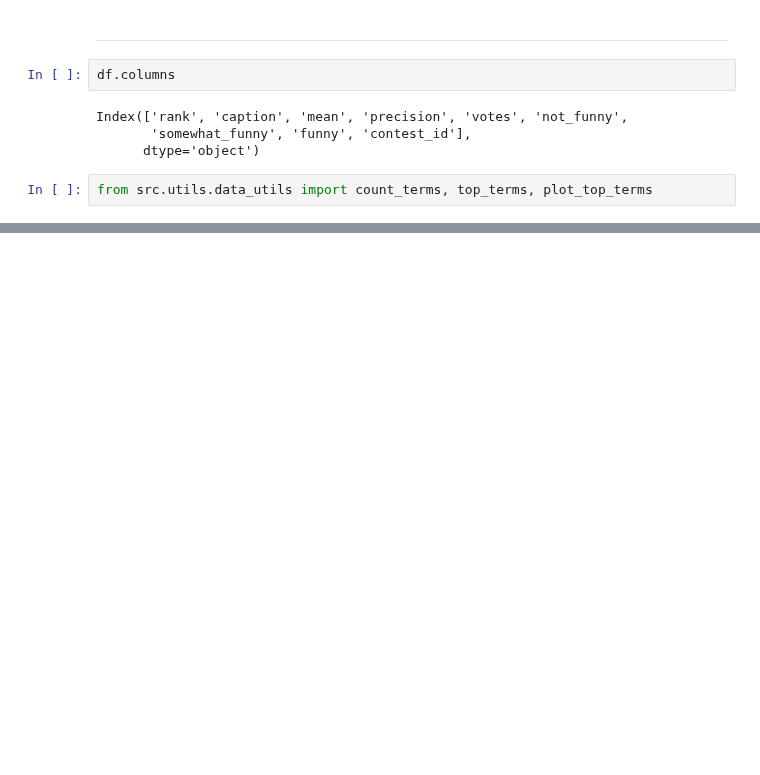
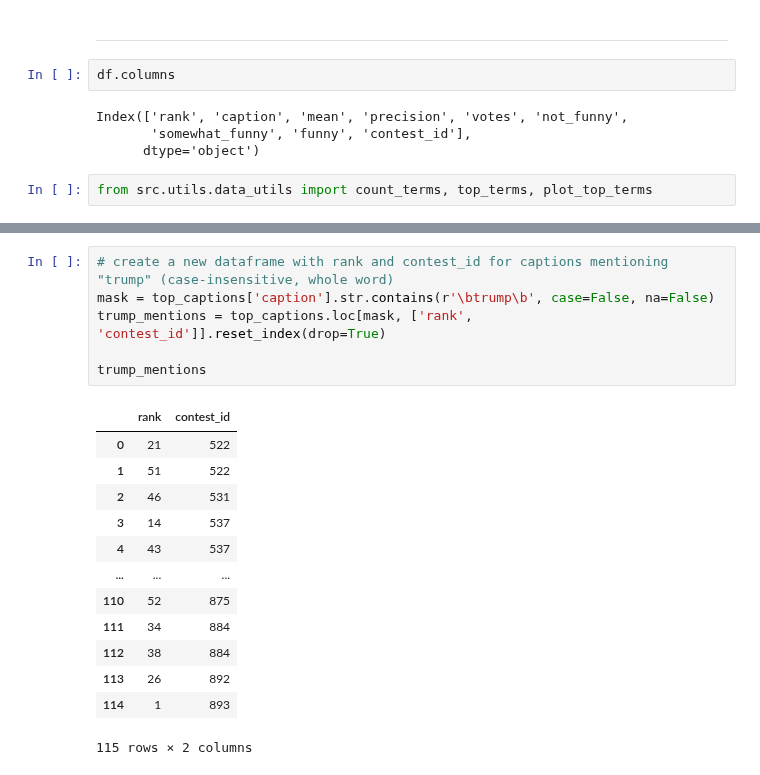
Before and after one commit to epfl-ada/ada-2025-project-data_dinosaur, a Jupyter notebook: load_csv.ipynb, the cells around one changed output, grey strips where cells are left out. Drawn from its saved outputs; the diff is of its cells as text; blank space fills up the shorter version.

```diff
--- a/load_csv.ipynb
+++ b/load_csv.ipynb
@@ -230,0 +277,20 @@ plot_top_terms(top_vocab, top_counts)
+# %%
+# create a new dataframe with rank and contest_id for captions mentioning "trump" (case-insensitive, whole word)
+mask = top_captions['caption'].str.contains(r'\btrump\b', case=False, na=False)
+trump_mentions = top_captions.loc[mask, ['rank', 'contest_id']].reset_index(drop=True)
+
+trump_mentions
+# %% [output]
+|  | rank | contest_id |
+| 0 | 21 | 522 |
+| 1 | 51 | 522 |
+| 2 | 46 | 531 |
+| 3 | 14 | 537 |
+| 4 | 43 | 537 |
+| ... | ... | ... |
+| 110 | 52 | 875 |
+| 111 | 34 | 884 |
+| 112 | 38 | 884 |
+| 113 | 26 | 892 |
+| 114 | 1 | 893 |
+115 rows × 2 columns
```
Also changed, not shown: parts of 6 cells of this notebook.
